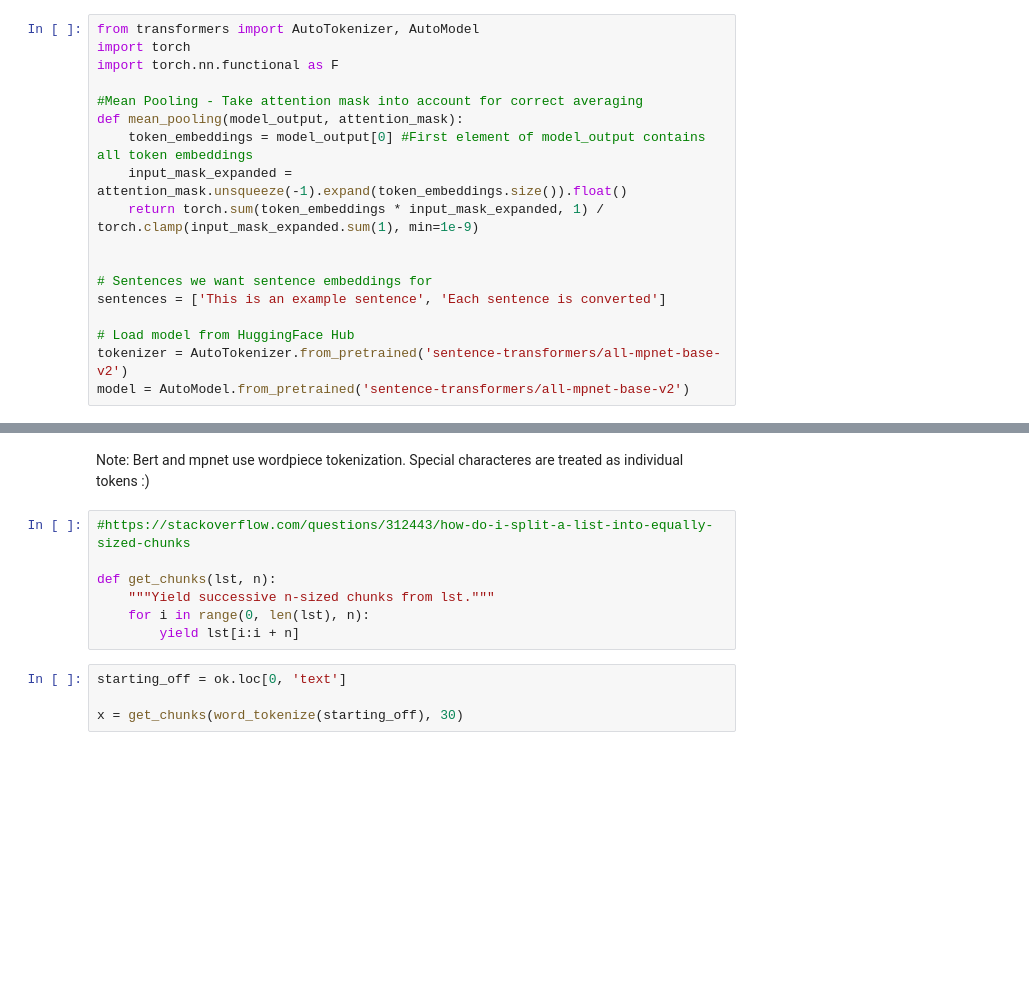
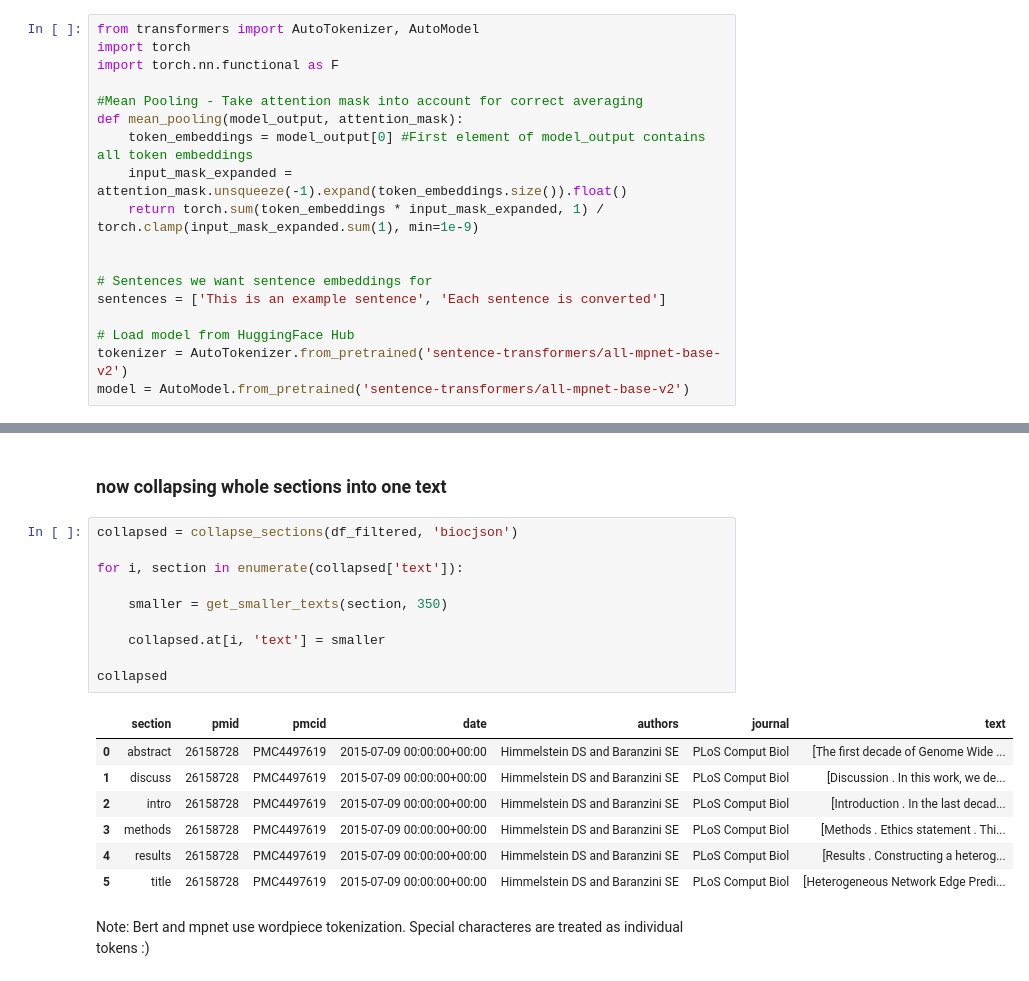
Before and after one commit to Multiomics-Analytics-Group/pubmed-rag, a Jupyter notebook: notebooks/gen_workspace.ipynb, the cells around one changed output, grey strips where cells are left out. Drawn from its saved outputs; the diff is of its cells as text; blank space fills up the shorter version.

```diff
--- a/notebooks/gen_workspace.ipynb
+++ b/notebooks/gen_workspace.ipynb
@@ -289,13 +117,22 @@ reverser = TreebankWordDetokenizer()
+# %% [markdown]
+### now collapsing whole sections into one text
+# %%
+collapsed = collapse_sections(df_filtered, 'biocjson')
+
+for i, section in enumerate(collapsed['text']):
+
+    smaller = get_smaller_texts(section, 350)
+
+    collapsed.at[i, 'text'] = smaller
+
+collapsed
+# %% [output]
+|  | section | pmid | pmcid | date | authors | journal | text |
+| 0 | abstract | 26158728 | PMC4497619 | 2015-07-09 00:00:00+00:00 | Himmelstein DS and Baranzini SE | PLoS Comput Biol | [The first decade of Genome Wide ... |
+| 1 | discuss | 26158728 | PMC4497619 | 2015-07-09 00:00:00+00:00 | Himmelstein DS and Baranzini SE | PLoS Comput Biol | [Discussion . In this work, we de... |
+| 2 | intro | 26158728 | PMC4497619 | 2015-07-09 00:00:00+00:00 | Himmelstein DS and Baranzini SE | PLoS Comput Biol | [Introduction . In the last decad... |
+| 3 | methods | 26158728 | PMC4497619 | 2015-07-09 00:00:00+00:00 | Himmelstein DS and Baranzini SE | PLoS Comput Biol | [Methods . Ethics statement . Thi... |
+| 4 | results | 26158728 | PMC4497619 | 2015-07-09 00:00:00+00:00 | Himmelstein DS and Baranzini SE | PLoS Comput Biol | [Results . Constructing a heterog... |
+| 5 | title | 26158728 | PMC4497619 | 2015-07-09 00:00:00+00:00 | Himmelstein DS and Baranzini SE | PLoS Comput Biol | [Heterogeneous Network Edge Predi... |
 # %% [markdown]
 Note: Bert and mpnet use wordpiece tokenization. Special characteres are treated as individual tokens :)
-# %%
-#https://stackoverflow.com/questions/312443/how-do-i-split-a-list-into-equally-sized-chunks
-
-def get_chunks(lst, n):
-    """Yield successive n-sized chunks from lst."""
-    for i in range(0, len(lst), n):
-        yield lst[i:i + n]
-# %%
-starting_off = ok.loc[0, 'text']
-
-x = get_chunks(word_tokenize(starting_off), 30)
```
Also changed, not shown: parts of 32 cells of this notebook.
